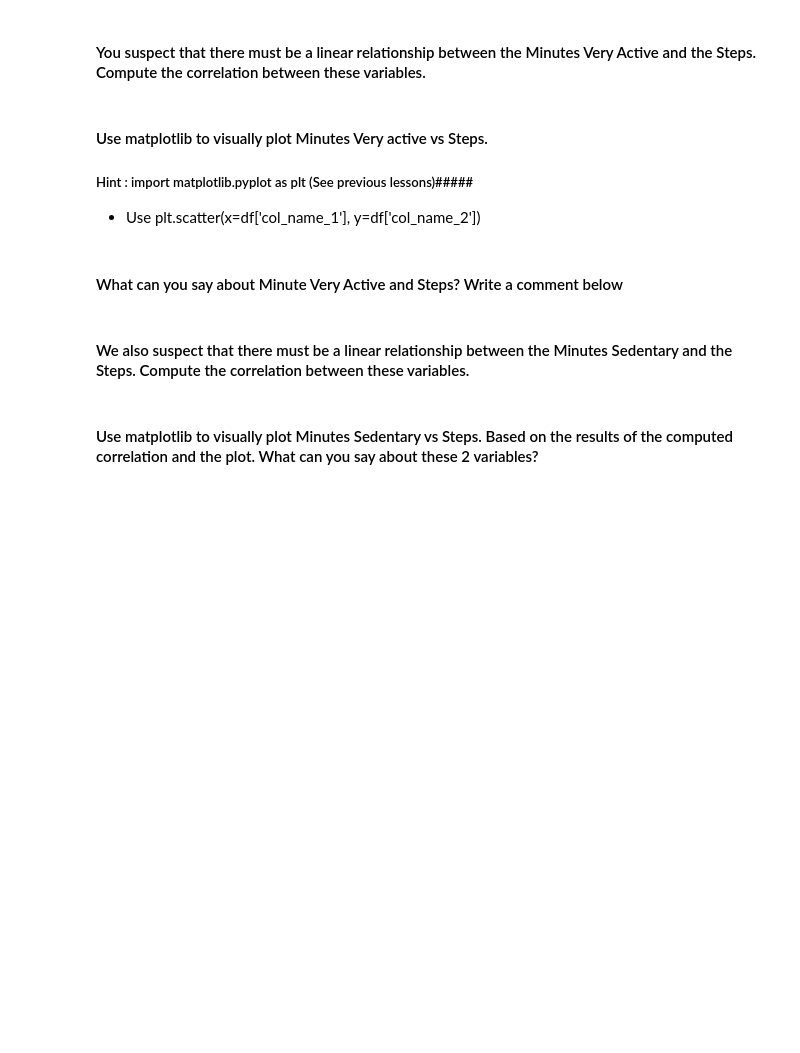
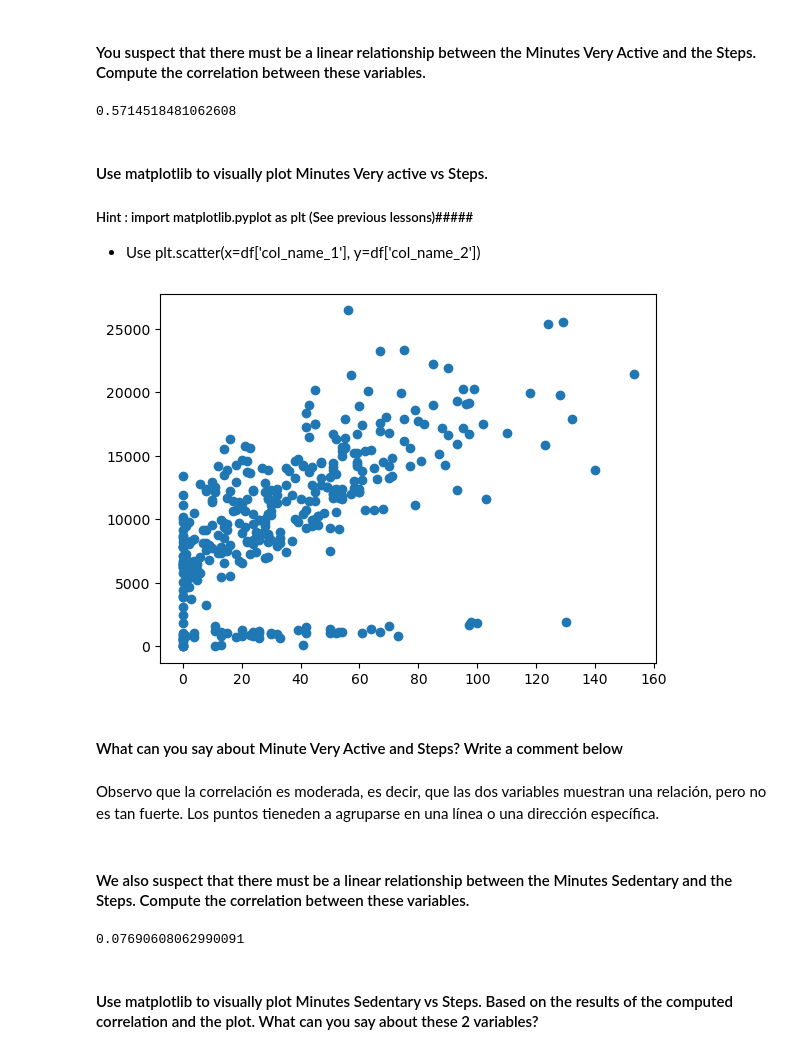
Before and after one commit to Ironhack-Data-Madrid-Octubre-2023/5.1-lab_pivot_table_and_correlation, a Jupyter notebook: your_code/main.ipynb, the cells around one changed output. Drawn from its saved outputs; the diff is of its cells as text; code cells hidden in the pictures; blank space fills up the shorter version.

```diff
--- a/your_code/main.ipynb
+++ b/your_code/main.ipynb
@@ -214,0 +214,3 @@ emp9
+# %%
+fitbit = pd.read_csv('Fitbit.csv')
+fitbit.head()
@@ -226,3 +264,8 @@ emp9
+# %%
+corr= fitbit['Minutes Very Active'].corr(fitbit['Steps'])
+corr
+# %% [output]
+0.5714518481062608
 # %% [markdown]
 #### Use matplotlib to visually plot Minutes Very active vs Steps.
 
@@ -233,2 +274,8 @@ emp9
+# %%
+corr_visual= plt.scatter(x=fitbit['Minutes Very Active'],
+                         y=fitbit['Steps'])
+corr_visual;
+# %% [output]
+[figure, added]
 # %% [markdown]
 #### What can you say about Minute Very Active and Steps? Write a comment below
@@ -237,2 +282,4 @@ emp9
+# %% [markdown]
+Observo que la correlación es moderada, es decir,  que las dos variables muestran una relación, pero no es tan fuerte. Los puntos tieneden a agruparse en una línea o una dirección específica.
 # %% [markdown]
 #### We also suspect that there must be a linear relationship between the Minutes Sedentary and the Steps. Compute the correlation between these variables.
@@ -241,2 +286,7 @@ emp9
+# %%
+corr2 = fitbit['Minutes Sedentary'].corr(fitbit['Steps'])
+corr2
+# %% [output]
+0.07690608062990091
 # %% [markdown]
 #### Use matplotlib to visually plot Minutes Sedentary vs Steps. Based on the results of the computed correlation and the plot. What can you say about these 2 variables?
```
Also changed, not shown: parts of 27 cells of this notebook.
